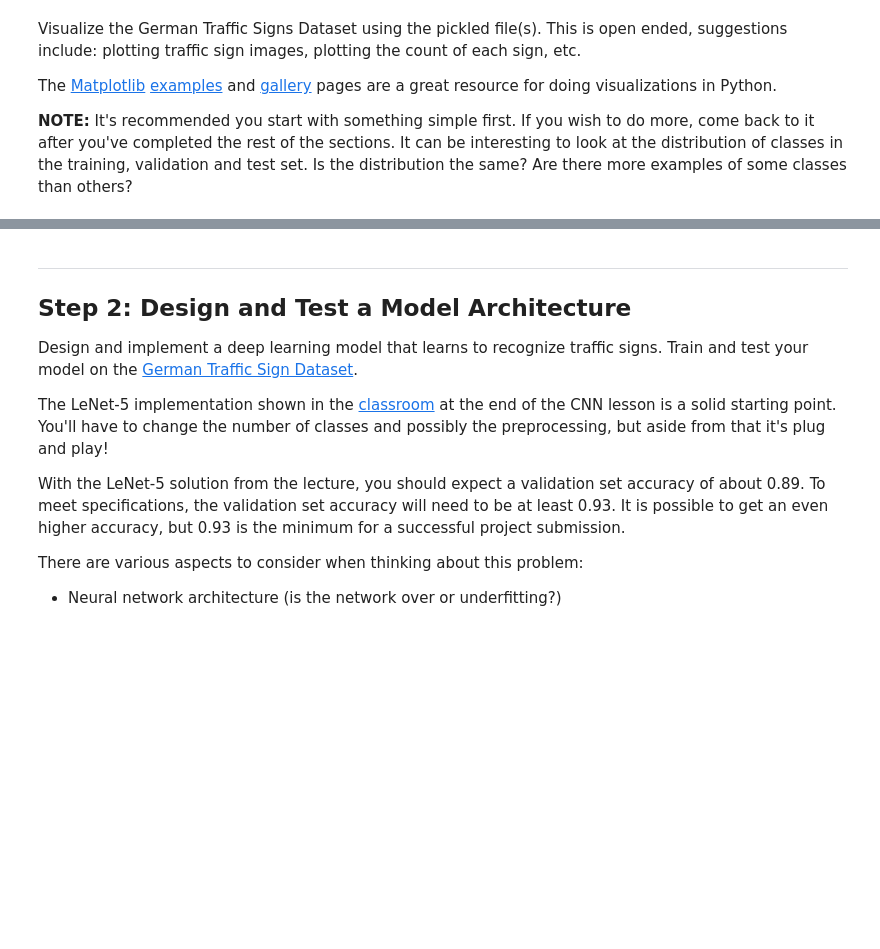
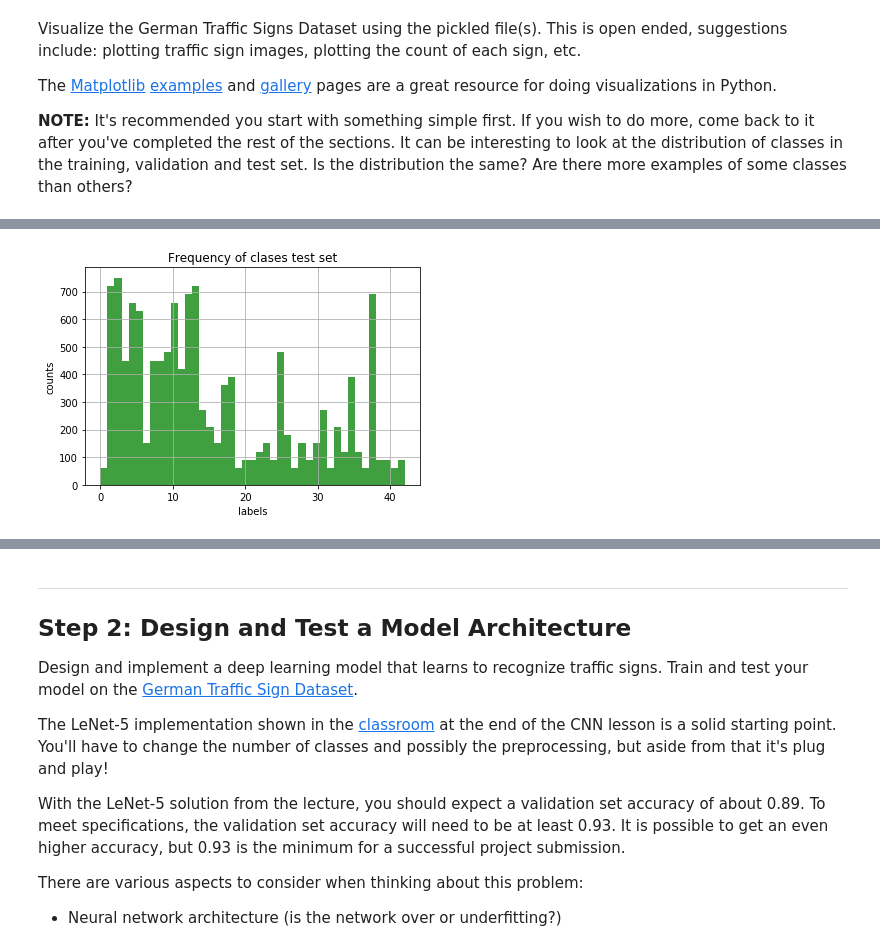
Before and after one commit to daltimira/Traffic-Sign-Classifier, a Jupyter notebook: Traffic_Sign_Classifier.ipynb, the cells around one changed output, grey strips where cells are left out. Saved outputs shown, nothing was run; the diff lists cells and outputs as text; code cells hidden in the pictures; blank space fills up the shorter version.

```diff
--- a/Traffic_Sign_Classifier.ipynb
+++ b/Traffic_Sign_Classifier.ipynb
@@ -104,0 +154,15 @@ The [Matplotlib](http://matplotlib.org/) [examples](http://matplotlib.org/exampl
+# %%
+import matplotlib.pyplot as plt
+import numpy as np
+
+# the histogram of the data
+plt.hist(y_test, bins=n_classes, density=False, facecolor='g', alpha=0.75)
+
+
+plt.xlabel('labels')
+plt.ylabel('counts')
+plt.title('Frequency of clases test set')
+plt.grid(True)
+plt.show()
+# %% [output]
+[figure, added]
```
Also changed, not shown: parts of 10 cells of this notebook, 1 other file.
